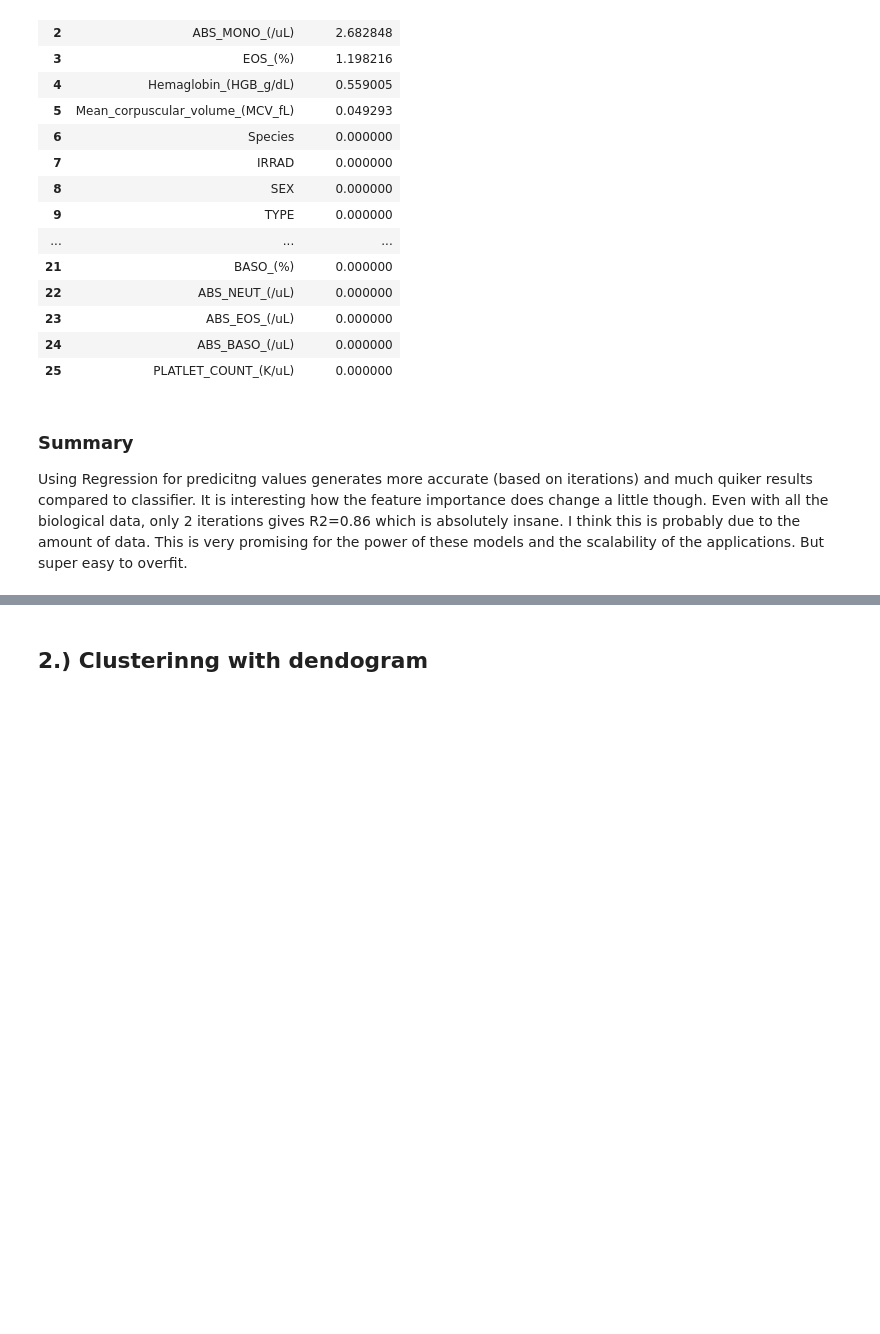
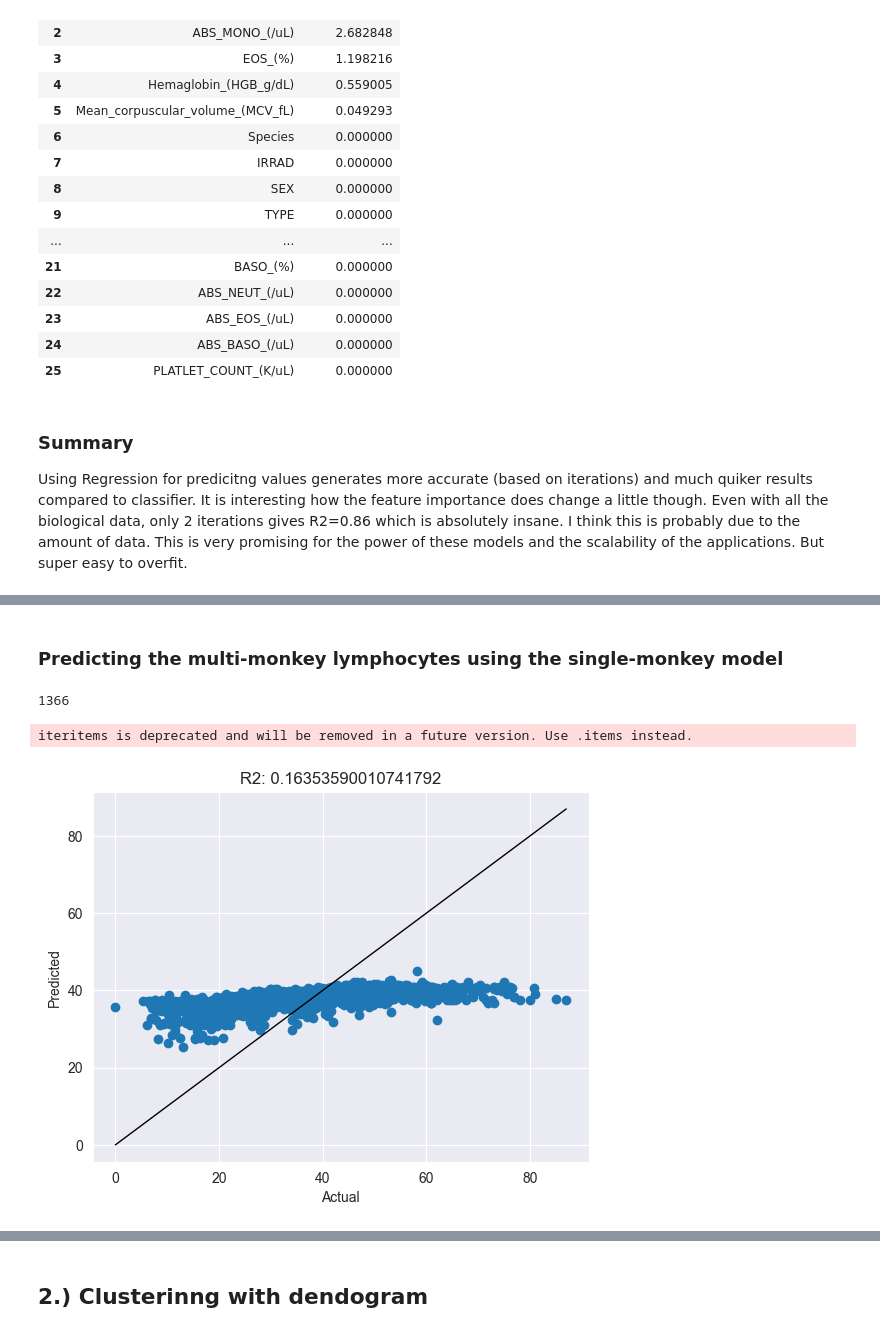
Before and after one commit to aidan-lew/monkey_health, a Jupyter notebook: B_monkeys.ipynb, the cells around one changed output, grey strips where cells are left out. Saved outputs shown, nothing was run; the diff lists cells and outputs as text; code cells hidden in the pictures; blank space fills up the shorter version.

```diff
--- a/B_monkeys.ipynb
+++ b/B_monkeys.ipynb
@@ -574,0 +626,42 @@ Using Regression for predicitng values generates more accurate (based on iterati
+# %% [markdown]
+### Predicting the multi-monkey lymphocytes using the single-monkey model
+# %%
+### Predicting if the apropriately fitted single monkey model can predict the multi mokey lymphocytes
+## 4 iteration, 0.5 learning rate
+msreg_a = model7.predict(mreg_X_validation)
+print(len(msreg_a),
+     )
+msreg_a_df = pd.DataFrame(msreg_a)
+#print(msreg_a_df)
+#print(mreg_y_validation)
+
+#r2 is the best metric for accuracy of predictions with continuous data
+#print('The r2 score for the model is:',r2_score(mreg_y_validation, msreg_a_df))
+
+# Plot the predictions vs. actual with the R2 score
+
+fig, ax = plt.subplots()
+ax.scatter(mreg_y_validation, msreg_a_df)
+
+
+ax.plot([mreg_y.min(), mreg_y.max()], [mreg_y.min(), mreg_y.max()],
+        'k-',
+        linewidth=1,
+        markersize=120
+)
+
+ax.set_xlabel('Actual')
+ax.set_ylabel('Predicted')
+#regression line
+#single_y_validation, single_a_df = single_y_validation.reshape(-1,1), single_a_df.reshape(-1,1)
+#ax.plot(single_y_validation, LinearRegression().fit(single_y_validation, single_a_df).predict(single_y_validation))
+
+
+
+ax.set_title('R2: ' + str(r2_score(mreg_y_validation, msreg_a_df)))
+
+plt.show()
+# %% [output]
+1366
+iteritems is deprecated and will be removed in a future version. Use .items instead.
+[figure, added]
```
Also changed, not shown: parts of 39 cells of this notebook.
